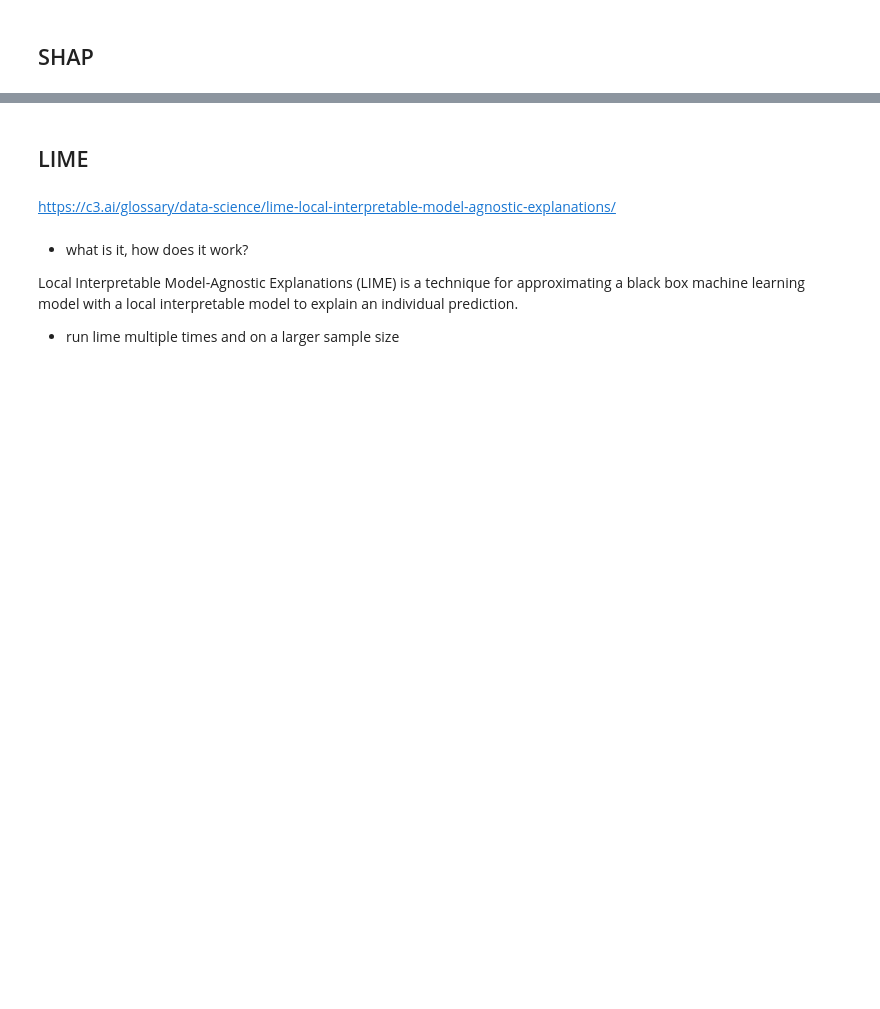
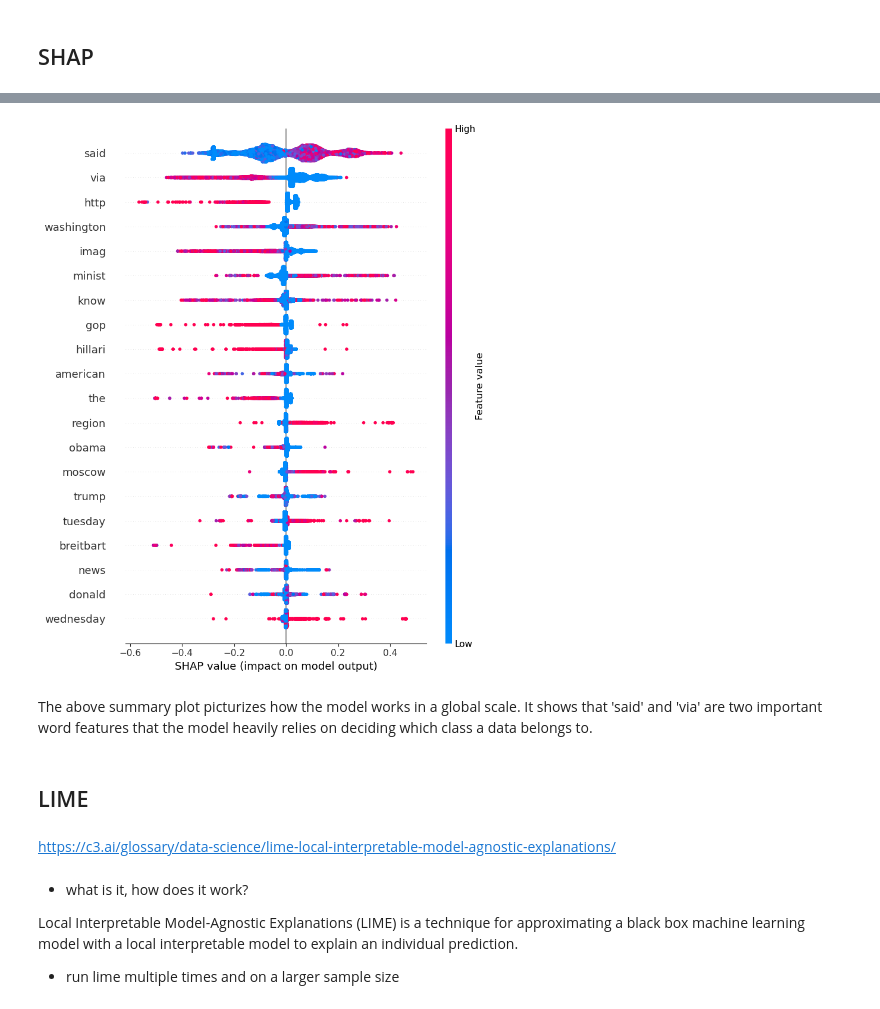
Before and after one commit to DataScienceAndEngineering/machine-learning-dse-i210-final-project-fake-news, a Jupyter notebook: reports/FINAL_REPORT.ipynb, the cells around one changed output, grey strips where cells are left out. Drawn from its saved outputs; the diff is of its cells as text; code cells hidden in the pictures; blank space fills up the shorter version.

```diff
--- a/reports/FINAL_REPORT.ipynb
+++ b/reports/FINAL_REPORT.ipynb
@@ -945,3 +933,11 @@ The above plot shows how the 'reuter' feature influences the model in predicting
+# %%
+shap.summary_plot(
+    shap_values[:,:,1], X_test_vec, feature_names=feature_names
+)
+# %% [output]
+[figure, added]
+# %% [markdown]
+ The above summary plot picturizes how the model works in a global scale. It shows that 'said' and 'via' are two important word features that the model heavily relies on deciding which class a data belongs to.
 # %% [markdown]
 ## LIME
 # %% [markdown]
```
Also changed, not shown: parts of 31 cells of this notebook.
